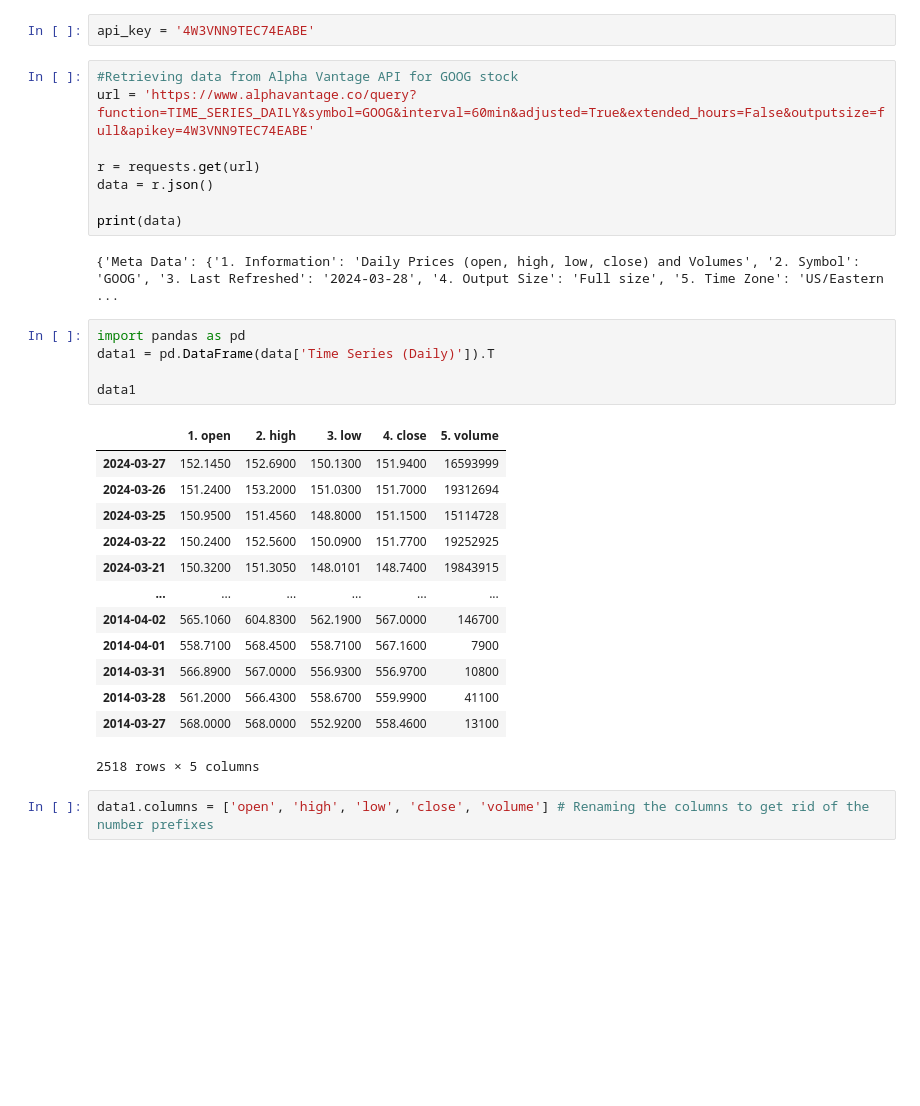
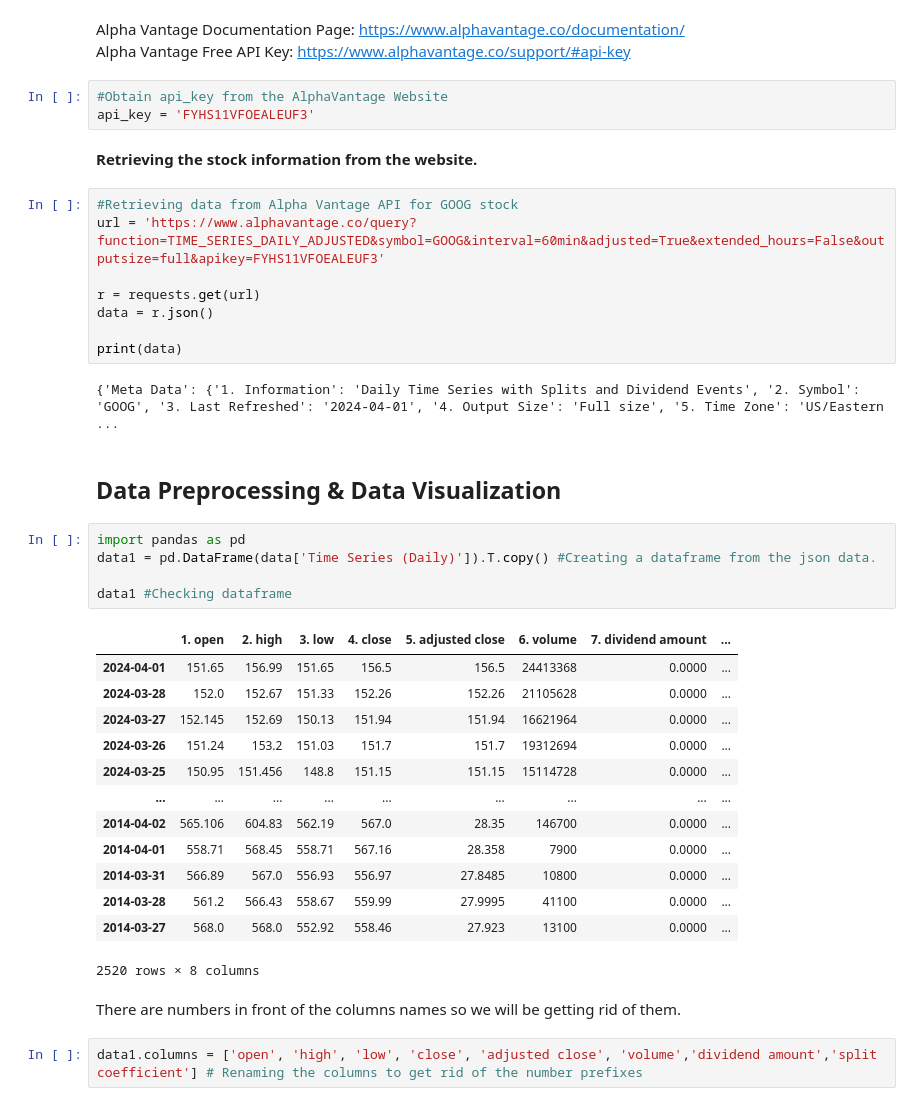
Before and after one commit to Efflorescence01/Stock_Prediction_Cap, a Jupyter notebook: GOOG_stock_api.ipynb, the cells around one changed output. Saved outputs shown, nothing was run; the diff lists cells and outputs as text; blank space fills up the shorter version.

Commit message:
Alpha Vantage Premium API and Preprocessing.

```diff
--- a/GOOG_stock_api.ipynb
+++ b/GOOG_stock_api.ipynb
@@ -6,36 +10,46 @@ import numpy as np
+# %% [markdown]
+Alpha Vantage Documentation Page: https://www.alphavantage.co/documentation/ <br>
+Alpha Vantage Free API Key: https://www.alphavantage.co/support/#api-key
 # %%
-api_key = '4W3VNN9TEC74EABE'
+#Obtain api_key from the AlphaVantage Website
+api_key = 'FYHS11VFOEALEUF3'
+# %% [markdown]
+**Retrieving the stock information from the website.**
 # %%
 #Retrieving data from Alpha Vantage API for GOOG stock
-url = 'https://www.alphavantage.co/query?function=TIME_SERIES_DAILY&symbol=GOOG&interval=60min&adjusted=True&extended_hours=False&outputsize=full&apikey=4W3VNN9TEC74EABE'
+url = 'https://www.alphavantage.co/query?function=TIME_SERIES_DAILY_ADJUSTED&symbol=GOOG&interval=60min&adjusted=True&extended_hours=False&outputsize=full&apikey=FYHS11VFOEALEUF3'
 
 r = requests.get(url)
 data = r.json()
 
 print(data)
 # %% [output]
-{'Meta Data': {'1. Information': 'Daily Prices (open, high, low, close) and Volumes', '2. Symbol': 'GOOG', '3. Last Refreshed': '2024-03-28', '4. Output Size': 'Full size', '5. Time Zone': 'US/Eastern ...
+{'Meta Data': {'1. Information': 'Daily Time Series with Splits and Dividend Events', '2. Symbol': 'GOOG', '3. Last Refreshed': '2024-04-01', '4. Output Size': 'Full size', '5. Time Zone': 'US/Eastern ...
+# %% [markdown]
+## Data Preprocessing & Data Visualization
 # %%
 import pandas as pd
-data1 = pd.DataFrame(data['Time Series (Daily)']).T
+data1 = pd.DataFrame(data['Time Series (Daily)']).T.copy() #Creating a dataframe from the json data.
 
-data1
+data1 #Checking dataframe
 # %% [output]
-|  | 1. open | 2. high | 3. low | 4. close | 5. volume |
-| 2024-03-27 | 152.1450 | 152.6900 | 150.1300 | 151.9400 | 16593999 |
-| 2024-03-26 | 151.2400 | 153.2000 | 151.0300 | 151.7000 | 19312694 |
-| 2024-03-25 | 150.9500 | 151.4560 | 148.8000 | 151.1500 | 15114728 |
-| 2024-03-22 | 150.2400 | 152.5600 | 150.0900 | 151.7700 | 19252925 |
-| 2024-03-21 | 150.3200 | 151.3050 | 148.0101 | 148.7400 | 19843915 |
-| ... | ... | ... | ... | ... | ... |
-| 2014-04-02 | 565.1060 | 604.8300 | 562.1900 | 567.0000 | 146700 |
-| 2014-04-01 | 558.7100 | 568.4500 | 558.7100 | 567.1600 | 7900 |
-| 2014-03-31 | 566.8900 | 567.0000 | 556.9300 | 556.9700 | 10800 |
-| 2014-03-28 | 561.2000 | 566.4300 | 558.6700 | 559.9900 | 41100 |
-| 2014-03-27 | 568.0000 | 568.0000 | 552.9200 | 558.4600 | 13100 |
+|  | 1. open | 2. high | 3. low | 4. close | 5. adjusted close | 6. volume | 7. dividend amount | ... |
+| 2024-04-01 | 151.65 | 156.99 | 151.65 | 156.5 | 156.5 | 24413368 | 0.0000 | ... |
+| 2024-03-28 | 152.0 | 152.67 | 151.33 | 152.26 | 152.26 | 21105628 | 0.0000 | ... |
+| 2024-03-27 | 152.145 | 152.69 | 150.13 | 151.94 | 151.94 | 16621964 | 0.0000 | ... |
+| 2024-03-26 | 151.24 | 153.2 | 151.03 | 151.7 | 151.7 | 19312694 | 0.0000 | ... |
+| 2024-03-25 | 150.95 | 151.456 | 148.8 | 151.15 | 151.15 | 15114728 | 0.0000 | ... |
+| ... | ... | ... | ... | ... | ... | ... | ... | ... |
+| 2014-04-02 | 565.106 | 604.83 | 562.19 | 567.0 | 28.35 | 146700 | 0.0000 | ... |
+| 2014-04-01 | 558.71 | 568.45 | 558.71 | 567.16 | 28.358 | 7900 | 0.0000 | ... |
+| 2014-03-31 | 566.89 | 567.0 | 556.93 | 556.97 | 27.8485 | 10800 | 0.0000 | ... |
+| 2014-03-28 | 561.2 | 566.43 | 558.67 | 559.99 | 27.9995 | 41100 | 0.0000 | ... |
+| 2014-03-27 | 568.0 | 568.0 | 552.92 | 558.46 | 27.923 | 13100 | 0.0000 | ... |
-2518 rows × 5 columns
+2520 rows × 8 columns
+# %% [markdown]
+There are numbers in front of the columns names so we will be getting rid of them.
 # %%
-data1.columns = ['open', 'high', 'low', 'close', 'volume'] # Renaming the columns to get rid of the number prefixes
+data1.columns = ['open', 'high', 'low', 'close', 'adjusted close', 'volume','dividend amount','split coefficient'] # Renaming the columns to get rid of the number prefixes
 # %%
 #Check
 data1
```
Also changed, not shown: parts of 19 cells of this notebook, 1 other file.
